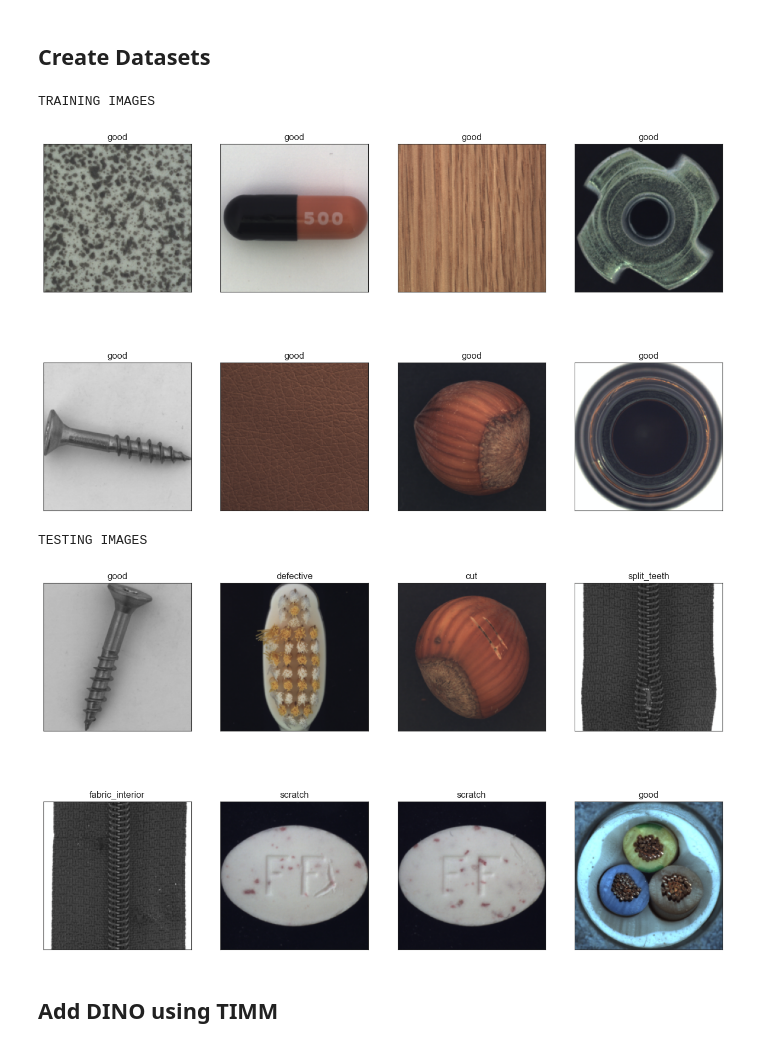
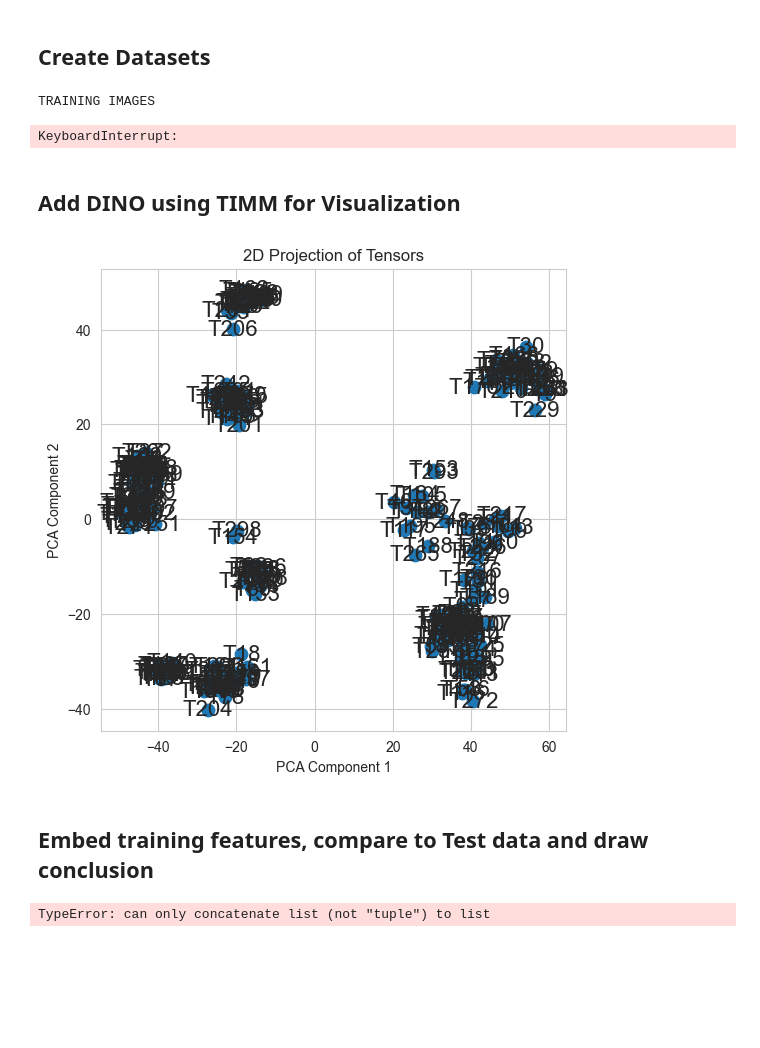
Before and after one commit to DucoLam/02456-DeepLearning-Group-26, a Jupyter notebook: mainpipeline.ipynb, the cells around one changed output. Drawn from its saved outputs; the diff is of its cells as text; code cells hidden in the pictures; blank space fills up the shorter version.

Commit message:
add: comparing test data to training

```diff
--- a/mainpipeline.ipynb
+++ b/mainpipeline.ipynb
@@ -178,7 +178,7 @@ from torch.utils.data import ConcatDataset
 
 MVTEC_ROOT = './Dataset'
 CATEGORY = 'cable'
-BATCH_SIZE = 16
+BATCH_SIZE = 500
 IMAGE_SIZE = 224
 
 imagenet_mean = [0.485, 0.456, 0.406]
@@ -243,17 +243,22 @@ def show_dataset_examples(dataloader):
         show_image(img, label)
     plt.show()
 
+def show_dataset_all_labels(dataloader):
+  images, labels = next(iter(dataloader))
+  i = 0
+  for j, (img, label) in enumerate(zip(images, labels)):
+      print(f"{label} is image {i}")
+      i+= 1
+
 print("TRAINING IMAGES")
 show_dataset_examples(train_loader)
 print("TESTING IMAGES")
 show_dataset_examples(test_loader)
 # %% [output]
 TRAINING IMAGES
-[figure, removed]
-TESTING IMAGES
+KeyboardInterrupt:
-[figure, removed]
 # %% [markdown]
-## Add DINO using TIMM
+## Add DINO using TIMM for Visualization
 # %%
 import torch
 from urllib.request import urlopen
@@ -300,0 +304,6 @@ def embed_and_plot_from_loader(dataloader, max_images=8, model_url = "vit_small_
+# %%
+embed_and_plot_from_loader(train_loader, max_images=300)
+# %% [output]
+[figure, added]
+# %% [markdown]
+## Embed training features, compare to Test data and draw conclusion
@@ -300,0 +415,4 @@ def embed_and_plot_from_loader(dataloader, max_images=8, model_url = "vit_small_
+# %%
+compare_and_draw_conclusion(threshold=0.86, rank=7)
+# %% [output]
+TypeError: can only concatenate list (not "tuple") to list
```
Also changed, not shown: parts of 4 cells of this notebook.
